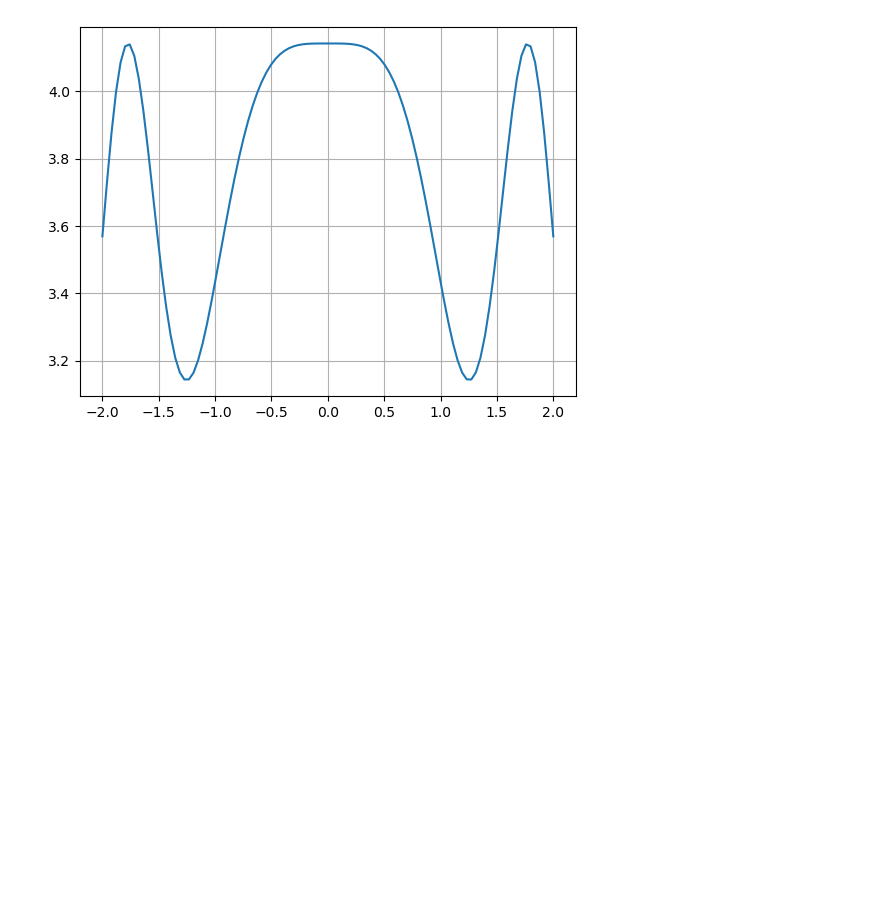
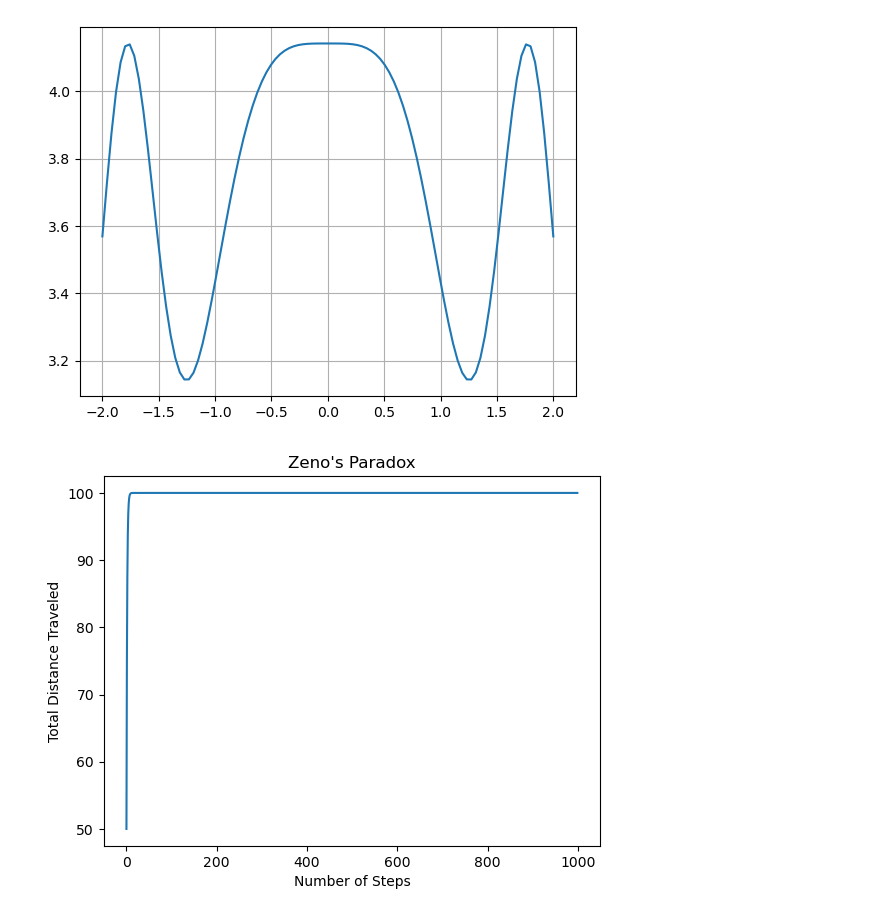
Before and after one commit to matansharon/Calculas, a Jupyter notebook: Section4.ipynb, the cells around one changed output. Drawn from its saved outputs; the diff is of its cells as text; code cells hidden in the pictures; blank space fills up the shorter version.

Commit message:
code challenge 44 ex2 zenos paradox

```diff
--- a/Section4.ipynb
+++ b/Section4.ipynb
@@ -92,3 +92,25 @@ plt.grid()
 plt.show()
 # %% [output]
 [figure]
+# %%
+import matplotlib.pyplot as plt
+
+def zeno_paradox(distance, num_steps):
+    remaining_distance = distance
+    total_distance = 0
+    distances = []
+    for i in range(num_steps):
+        step_distance = remaining_distance / 2
+        total_distance += step_distance
+        remaining_distance -= step_distance
+        distances.append(total_distance)
+    return distances
+
+distances = zeno_paradox(100, 1000)
+plt.plot(distances)
+plt.title("Zeno's Paradox")
+plt.xlabel("Number of Steps")
+plt.ylabel("Total Distance Traveled")
+plt.show()
+# %% [output]
+[figure, added]
```
